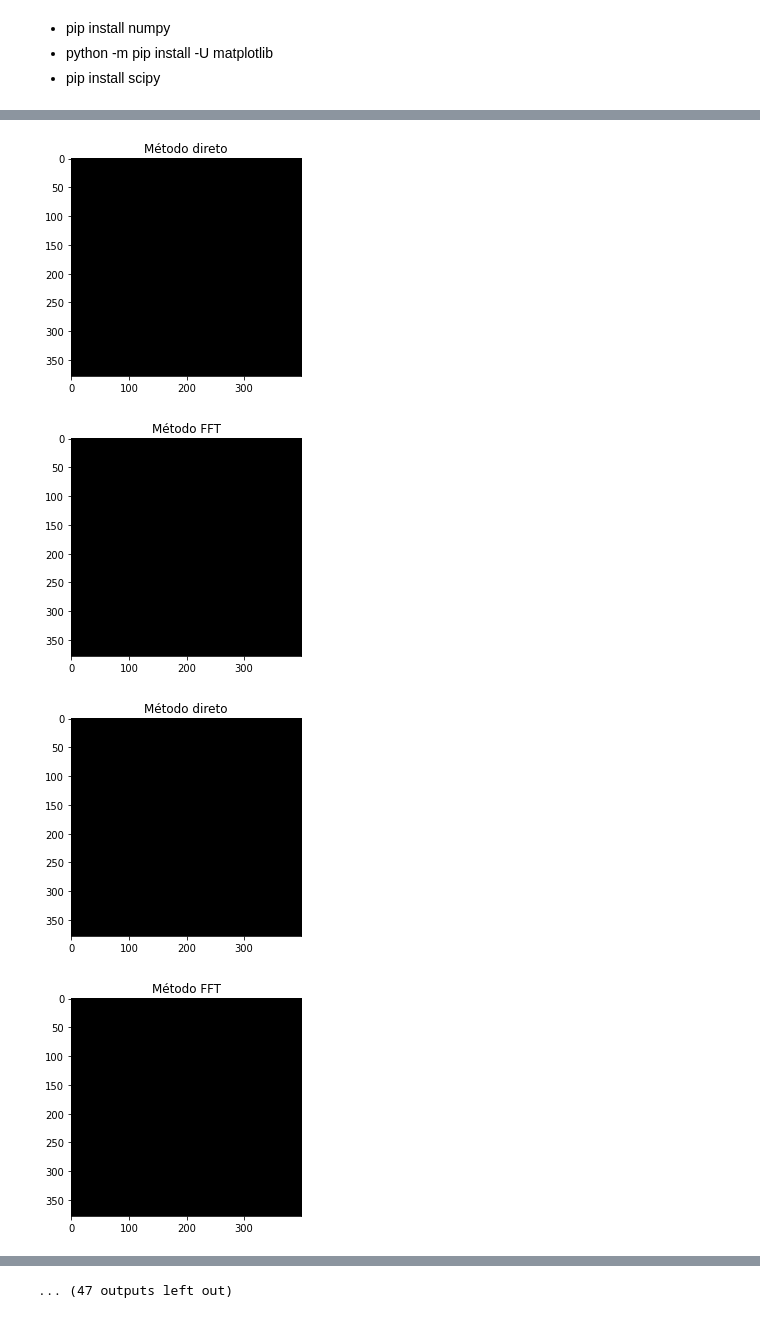
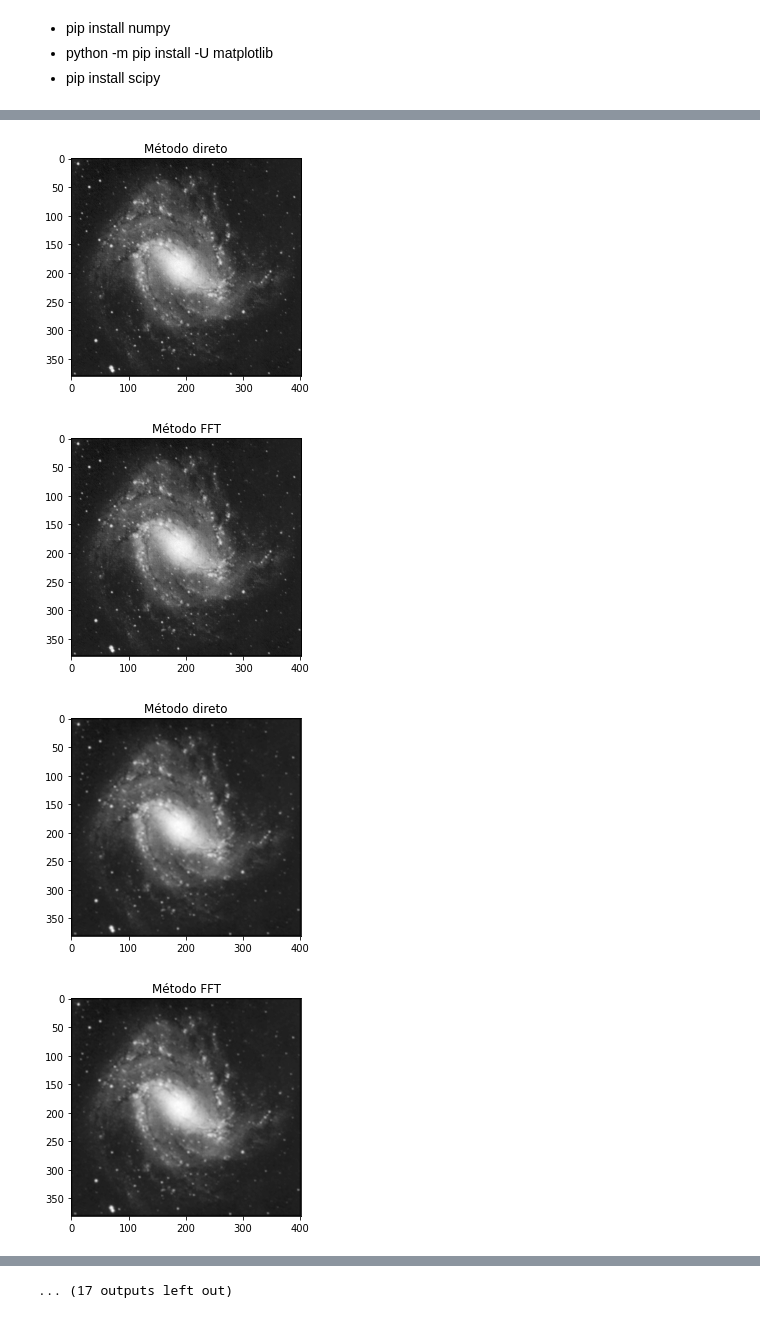
Before and after one commit to Sfrev/PDI-Trabalho2, a Jupyter notebook: trabalho2.ipynb, the cells around one changed output, grey strips where cells are left out. Saved outputs shown, nothing was run; the diff lists cells and outputs as text; code cells hidden in the pictures.

```diff
--- a/trabalho2.ipynb
+++ b/trabalho2.ipynb
@@ -52,8 +52,8 @@ def testeTempoExecucao(sinal, filtro, numeroExecucoes):
     #filtro, _, _ = filtroTransform(filtro, sinal)
     convolveDirect = np.zeros(sinal.shape, dtype=np.uint16)
     convolveFFT = np.zeros(sinal.shape, dtype=np.uint16)
-    convolveDirect_time = timeit.timeit(lambda : (convolveDirect := signal.convolve(sinal, filtro, method='direct')), number = numeroExecucoes)
-    convolveFFT_time = timeit.timeit(lambda : (convolveFFT := signal.convolve(sinal, filtro, method='fft')), number = numeroExecucoes)
+    convolveDirect_time = timeit.timeit(convolveDirect := lambda : (signal.convolve(sinal, filtro, method='direct')), number = numeroExecucoes)
+    convolveFFT_time = timeit.timeit(convolveFFT := lambda : (signal.convolve(sinal, filtro, method='fft')), number = numeroExecucoes)
     print("Tempo do método direto: %f" % convolveDirect_time + " Tamanho do sinal: " + str(sinal.shape) + " Tamanho do filtro: " + str(filtro.shape))
     print("Tempo do método FFT: %f" % convolveFFT_time + " Tamanho do sinal: " + str(sinal.shape) + " Tamanho do filtro: " + str(filtro.shape))
     compararTempoMetodos(convolveDirect_time, convolveFFT_time)
@@ -125,14 +125,14 @@ plt.imshow(img, cmap='gray')
 plt.title("Imagem original")
 img = img[:,:,0]
 print(img.shape)
-for i in range(2, 30):
+for i in range(2, 15):
     filtro = random_matrix(i, i)
     imgDirect, imgFFT = testeTempoExecucao(img, filtro, 10)
     plt.figure()
-    plt.imshow(imgDirect, cmap='gray')
+    plt.imshow(imgDirect(), cmap='gray')
     plt.title("Método direto")
     plt.figure()
-    plt.imshow(imgFFT, cmap='gray')
+    plt.imshow(imgFFT(), cmap='gray')
     plt.title("Método FFT")
 # %% [output]
 (378, 400)
@@ -175,4 +170,4 @@ Método FFT é mais rápido
-[figure, old version]
+[figure, new version]
-[figure, old version]
+[figure, new version]
-[figure, old version]
+[figure, new version]
-[figure, old version]
+[figure, new version]
@@ -182,4 +177,4 @@ Método FFT é mais rápido
-... (47 outputs left out)
+... (17 outputs left out)
 # %%
 # imagem variável e filtro fixo
 filtro = random_matrix(5,5)
```
Also changed, not shown: parts of 4 cells of this notebook.
